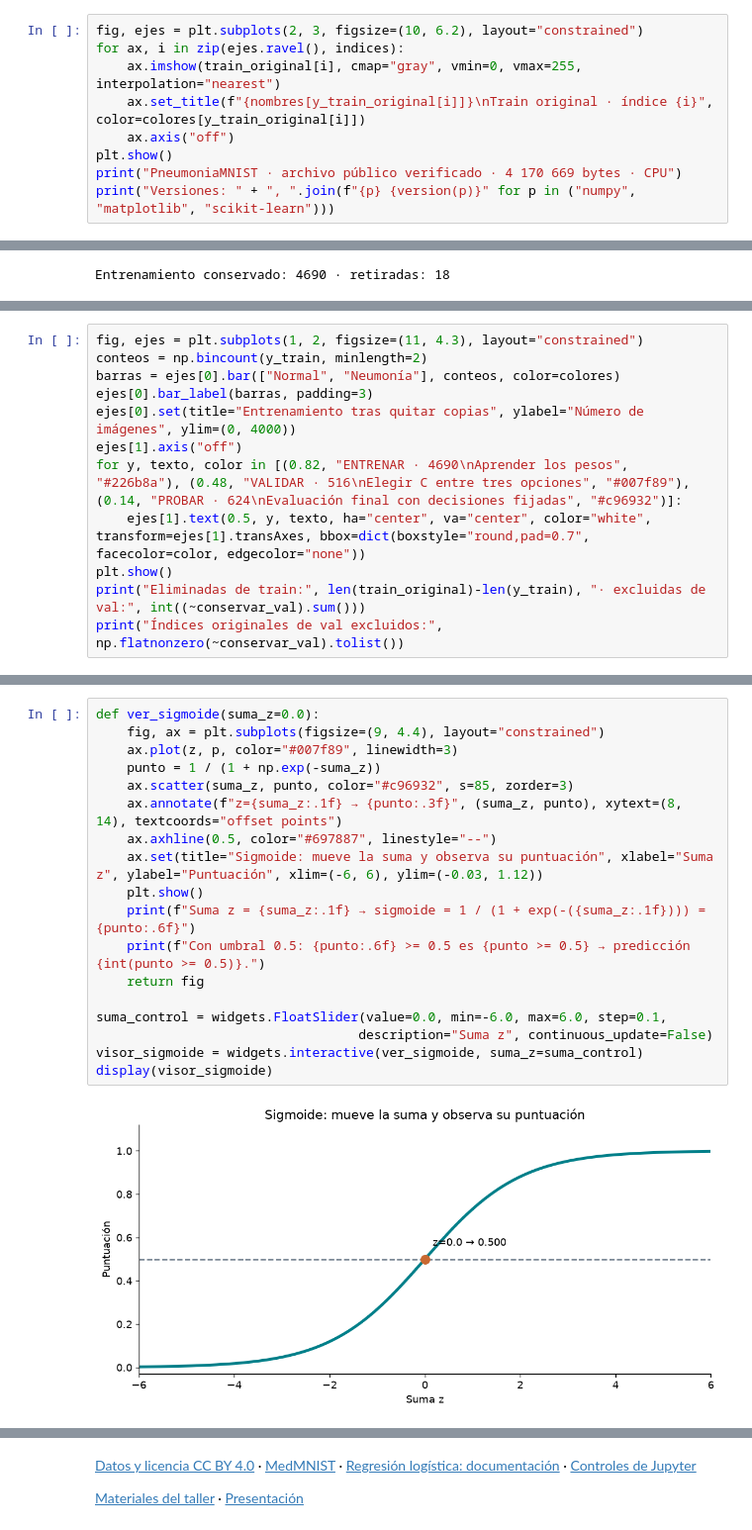
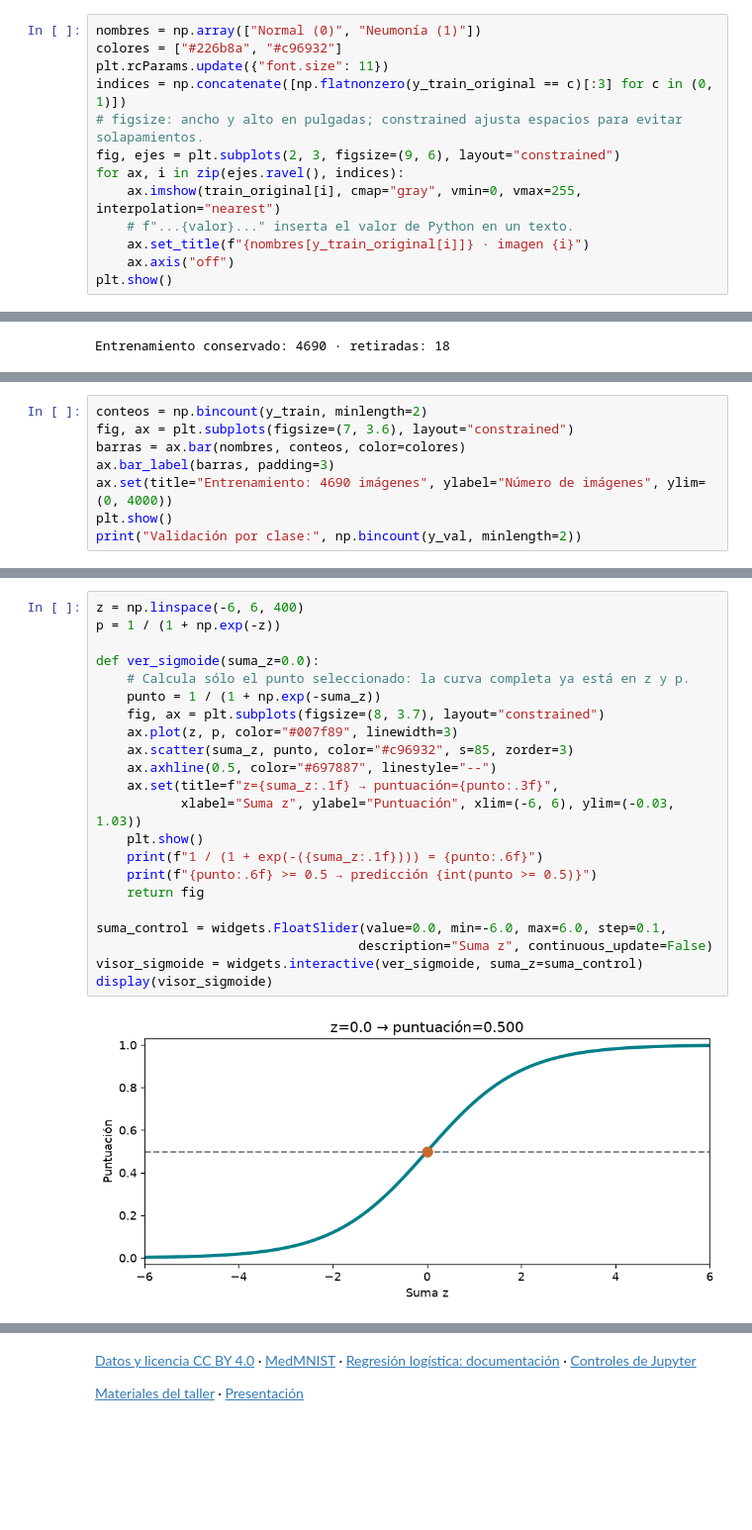
Before and after one commit to FisikMedik/taller-imagenes-medicas-python, a Jupyter notebook: Modulo_ML_radiografias.ipynb, the cells around one changed output, grey strips where cells are left out. Shown at 99% size. Saved outputs shown, nothing was run; the diff lists cells and outputs as text; blank space fills up the shorter version.

```diff
--- a/Modulo_ML_radiografias.ipynb
+++ b/Modulo_ML_radiografias.ipynb
@@ -160,10 +107,14 @@ Cada panel muestra una matriz de 28 × 28 valores y su **referencia publicada**,
 # %%
-fig, ejes = plt.subplots(2, 3, figsize=(10, 6.2), layout="constrained")
+nombres = np.array(["Normal (0)", "Neumonía (1)"])
+colores = ["#226b8a", "#c96932"]
+plt.rcParams.update({"font.size": 11})
+indices = np.concatenate([np.flatnonzero(y_train_original == c)[:3] for c in (0, 1)])
+# figsize: ancho y alto en pulgadas; constrained ajusta espacios para evitar solapamientos.
+fig, ejes = plt.subplots(2, 3, figsize=(9, 6), layout="constrained")
 for ax, i in zip(ejes.ravel(), indices):
     ax.imshow(train_original[i], cmap="gray", vmin=0, vmax=255, interpolation="nearest")
-    ax.set_title(f"{nombres[y_train_original[i]]}\nTrain original · índice {i}", color=colores[y_train_original[i]])
+    # f"...{valor}..." inserta el valor de Python en un texto.
+    ax.set_title(f"{nombres[y_train_original[i]]} · imagen {i}")
     ax.axis("off")
 plt.show()
-print("PneumoniaMNIST · archivo público verificado · 4 170 669 bytes · CPU")
-print("Versiones: " + ", ".join(f"{p} {version(p)}" for p in ("numpy", "matplotlib", "scikit-learn")))
 # %% [output]
@@ -225,13 +158,9 @@ Las barras muestran que las clases de entrenamiento tienen tamaños diferentes.
 # %%
-fig, ejes = plt.subplots(1, 2, figsize=(11, 4.3), layout="constrained")
 conteos = np.bincount(y_train, minlength=2)
-barras = ejes[0].bar(["Normal", "Neumonía"], conteos, color=colores)
-ejes[0].bar_label(barras, padding=3)
-ejes[0].set(title="Entrenamiento tras quitar copias", ylabel="Número de imágenes", ylim=(0, 4000))
-ejes[1].axis("off")
-for y, texto, color in [(0.82, "ENTRENAR · 4690\nAprender los pesos", "#226b8a"), (0.48, "VALIDAR · 516\nElegir C entre tres opciones", "#007f89"), (0.14, "PROBAR · 624\nEvaluación final con decisiones fijadas", "#c96932")]:
-    ejes[1].text(0.5, y, texto, ha="center", va="center", color="white", transform=ejes[1].transAxes, bbox=dict(boxstyle="round,pad=0.7", facecolor=color, edgecolor="none"))
+fig, ax = plt.subplots(figsize=(7, 3.6), layout="constrained")
+barras = ax.bar(nombres, conteos, color=colores)
+ax.bar_label(barras, padding=3)
+ax.set(title="Entrenamiento: 4690 imágenes", ylabel="Número de imágenes", ylim=(0, 4000))
 plt.show()
-print("Eliminadas de train:", len(train_original)-len(y_train), "· excluidas de val:", int((~conservar_val).sum()))
-print("Índices originales de val excluidos:", np.flatnonzero(~conservar_val).tolist())
+print("Validación por clase:", np.bincount(y_val, minlength=2))
 # %% [output]
@@ -355,20 +247,24 @@ Rango de puntuaciones: 0.002473 a 0.997527
 # %%
+z = np.linspace(-6, 6, 400)
+p = 1 / (1 + np.exp(-z))
+
 def ver_sigmoide(suma_z=0.0):
-    fig, ax = plt.subplots(figsize=(9, 4.4), layout="constrained")
+    # Calcula sólo el punto seleccionado: la curva completa ya está en z y p.
+    punto = 1 / (1 + np.exp(-suma_z))
+    fig, ax = plt.subplots(figsize=(8, 3.7), layout="constrained")
     ax.plot(z, p, color="#007f89", linewidth=3)
-    punto = 1 / (1 + np.exp(-suma_z))
     ax.scatter(suma_z, punto, color="#c96932", s=85, zorder=3)
-    ax.annotate(f"z={suma_z:.1f} → {punto:.3f}", (suma_z, punto), xytext=(8, 14), textcoords="offset points")
     ax.axhline(0.5, color="#697887", linestyle="--")
-    ax.set(title="Sigmoide: mueve la suma y observa su puntuación", xlabel="Suma z", ylabel="Puntuación", xlim=(-6, 6), ylim=(-0.03, 1.12))
+    ax.set(title=f"z={suma_z:.1f} → puntuación={punto:.3f}",
+           xlabel="Suma z", ylabel="Puntuación", xlim=(-6, 6), ylim=(-0.03, 1.03))
     plt.show()
-    print(f"Suma z = {suma_z:.1f} → sigmoide = 1 / (1 + exp(-({suma_z:.1f}))) = {punto:.6f}")
-    print(f"Con umbral 0.5: {punto:.6f} >= 0.5 es {punto >= 0.5} → predicción {int(punto >= 0.5)}.")
+    print(f"1 / (1 + exp(-({suma_z:.1f}))) = {punto:.6f}")
+    print(f"{punto:.6f} >= 0.5 → predicción {int(punto >= 0.5)}")
     return fig
 
 suma_control = widgets.FloatSlider(value=0.0, min=-6.0, max=6.0, step=0.1,
                                   description="Suma z", continuous_update=False)
 visor_sigmoide = widgets.interactive(ver_sigmoide, suma_z=suma_control)
 display(visor_sigmoide)
 # %% [output]
-[figure, old version]
+[figure, new version]
```
Also changed, not shown: parts of 129 cells of this notebook, 4 other files.
